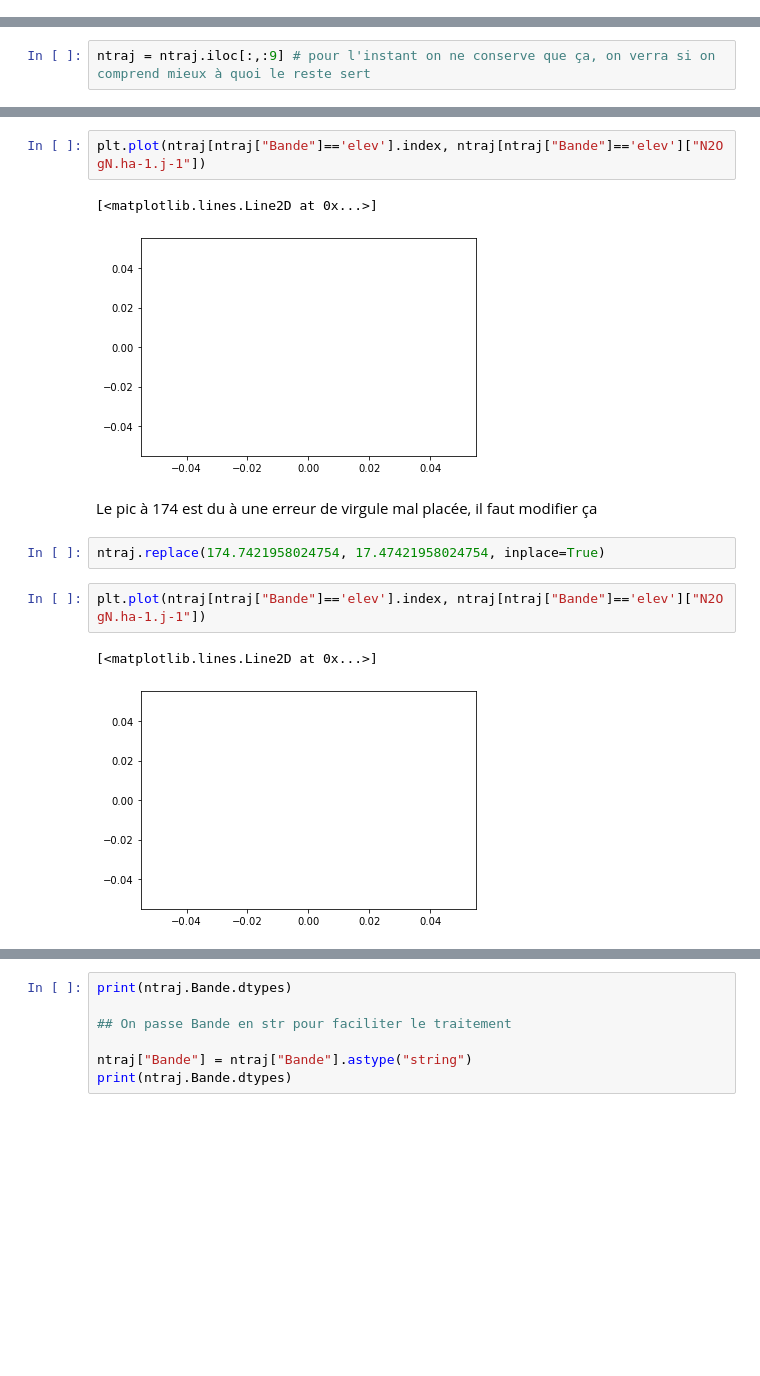
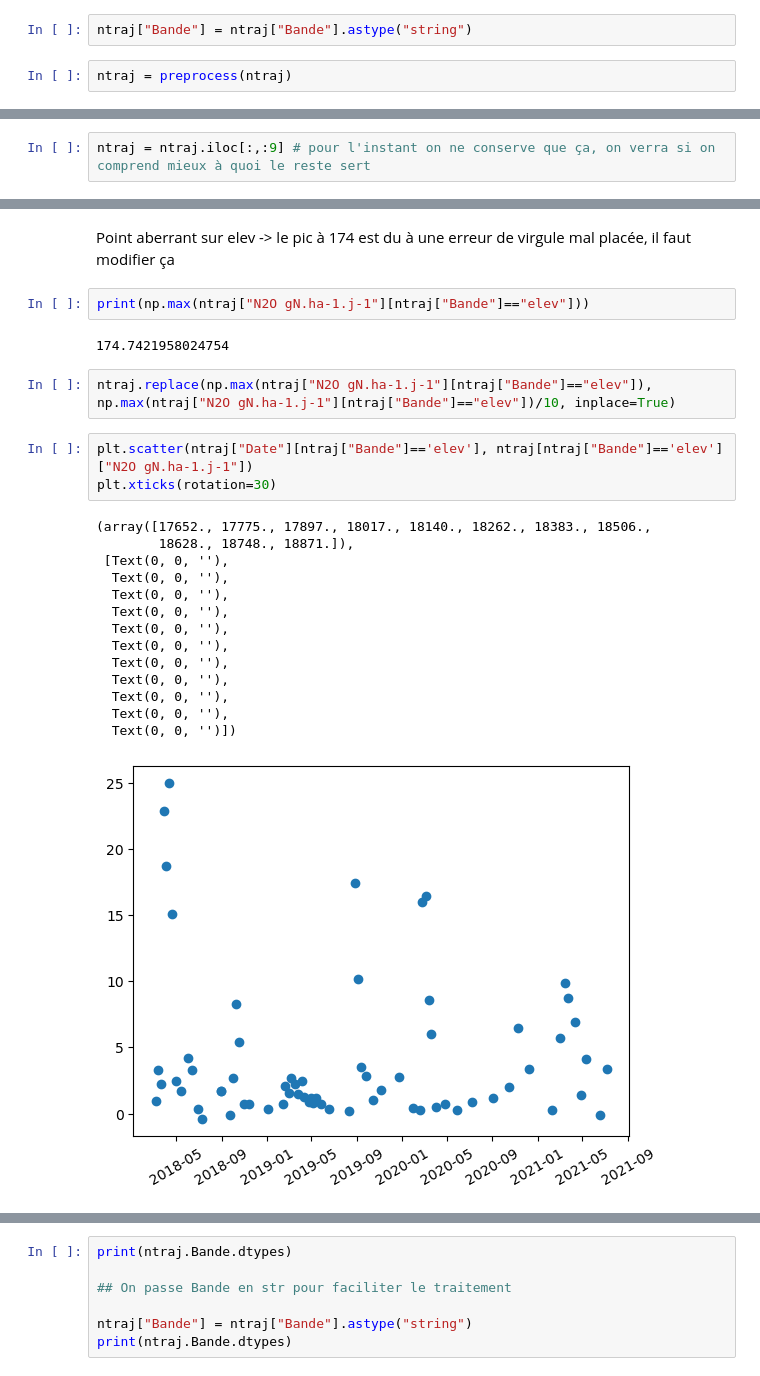
Before and after one commit to drylse/fil_rouge, a Jupyter notebook: pretraitement.ipynb, the cells around one changed output, grey strips where cells are left out. Cells and saved outputs as stored; diff of their text form; blank space fills up the shorter version.

```diff
--- a/pretraitement.ipynb
+++ b/pretraitement.ipynb
@@ -439,3 +838,7 @@ itk_concat.tail(20)
+# %%
+ntraj["Bande"] = ntraj["Bande"].astype("string")
+# %%
+ntraj = preprocess(ntraj)
 # %%
 print("Nombre de valeurs de N2O enregistrées : " + str(sum(ntraj["N2O gN.ha-1.j-1"].isna() == False)))
 # %% [output]
@@ -468,14 +896,26 @@ ntraj = ntraj.iloc[:,:9] # pour l'instant on ne conserve que ça, on verra si on
+# %% [markdown]
+Point aberrant sur elev -> le pic à 174 est du à une erreur de virgule mal placée, il faut modifier ça
+# %%
+print(np.max(ntraj["N2O gN.ha-1.j-1"][ntraj["Bande"]=="elev"]))
+# %% [output]
+174.7421958024754
+# %%
+ntraj.replace(np.max(ntraj["N2O gN.ha-1.j-1"][ntraj["Bande"]=="elev"]), np.max(ntraj["N2O gN.ha-1.j-1"][ntraj["Bande"]=="elev"])/10, inplace=True)
 # %%
-plt.plot(ntraj[ntraj["Bande"]=='elev'].index, ntraj[ntraj["Bande"]=='elev']["N2O gN.ha-1.j-1"])
+plt.scatter(ntraj["Date"][ntraj["Bande"]=='elev'], ntraj[ntraj["Bande"]=='elev']["N2O gN.ha-1.j-1"])
+plt.xticks(rotation=30)
 # %% [output]
-[<matplotlib.lines.Line2D at 0x...>]
+(array([17652., 17775., 17897., 18017., 18140., 18262., 18383., 18506.,
+        18628., 18748., 18871.]),
+ [Text(0, 0, ''),
+  Text(0, 0, ''),
+  Text(0, 0, ''),
+  Text(0, 0, ''),
+  Text(0, 0, ''),
+  Text(0, 0, ''),
+  Text(0, 0, ''),
+  Text(0, 0, ''),
+  Text(0, 0, ''),
+  Text(0, 0, ''),
+  Text(0, 0, '')])
-[figure, old version]
+[figure, new version]
-# %% [markdown]
-Le pic à 174 est du à une erreur de virgule mal placée, il faut modifier ça
-# %%
-ntraj.replace(174.7421958024754, 17.47421958024754, inplace=True)
-# %%
-plt.plot(ntraj[ntraj["Bande"]=='elev'].index, ntraj[ntraj["Bande"]=='elev']["N2O gN.ha-1.j-1"])
-# %% [output]
-[<matplotlib.lines.Line2D at 0x...>]
-[figure, removed]
```
Also changed, not shown: parts of 131 cells of this notebook.
